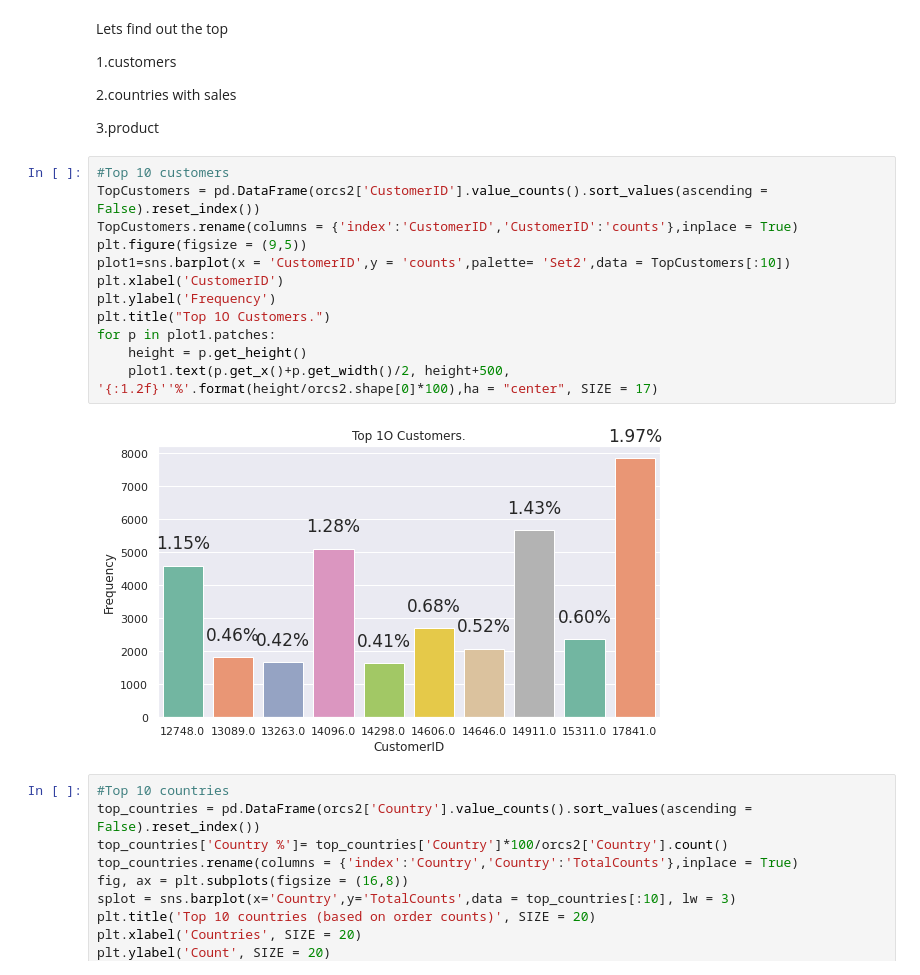
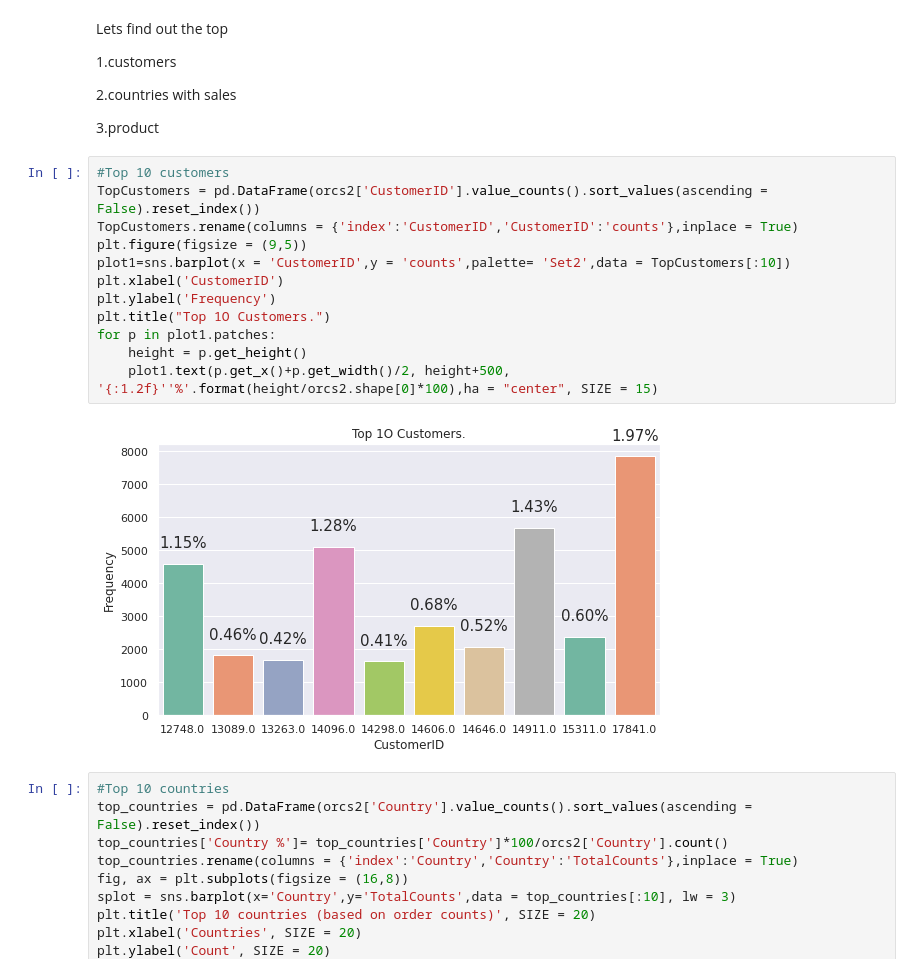
Before and after one commit to DrBharathiTC/Online-Retail-Customer-Segmentation-, a Jupyter notebook: Online_Retail_Customer_Segmentation_Capstone_Project.ipynb, the cells around one changed output. Saved outputs shown, nothing was run; the diff lists cells and outputs as text.

```diff
--- a/Online_Retail_Customer_Segmentation_Capstone_Project.ipynb
+++ b/Online_Retail_Customer_Segmentation_Capstone_Project.ipynb
@@ -221,17 +221,17 @@ Lets find out the top
 # %%
 #Top 10 customers
 TopCustomers = pd.DataFrame(orcs2['CustomerID'].value_counts().sort_values(ascending = False).reset_index())
 TopCustomers.rename(columns = {'index':'CustomerID','CustomerID':'counts'},inplace = True)
 plt.figure(figsize = (9,5))
 plot1=sns.barplot(x = 'CustomerID',y = 'counts',palette= 'Set2',data = TopCustomers[:10])
 plt.xlabel('CustomerID')
 plt.ylabel('Frequency')
 plt.title("Top 1O Customers.")
 for p in plot1.patches:
     height = p.get_height()
-    plot1.text(p.get_x()+p.get_width()/2, height+500, '{:1.2f}''%'.format(height/orcs2.shape[0]*100),ha = "center", SIZE = 17)
+    plot1.text(p.get_x()+p.get_width()/2, height+500, '{:1.2f}''%'.format(height/orcs2.shape[0]*100),ha = "center", SIZE = 15)
 # %% [output]
-[figure, old version]
+[figure, new version]
 # %%
 #Top 10 countries
 top_countries = pd.DataFrame(orcs2['Country'].value_counts().sort_values(ascending = False).reset_index())
```
Also changed, not shown: parts of 10 cells of this notebook.
